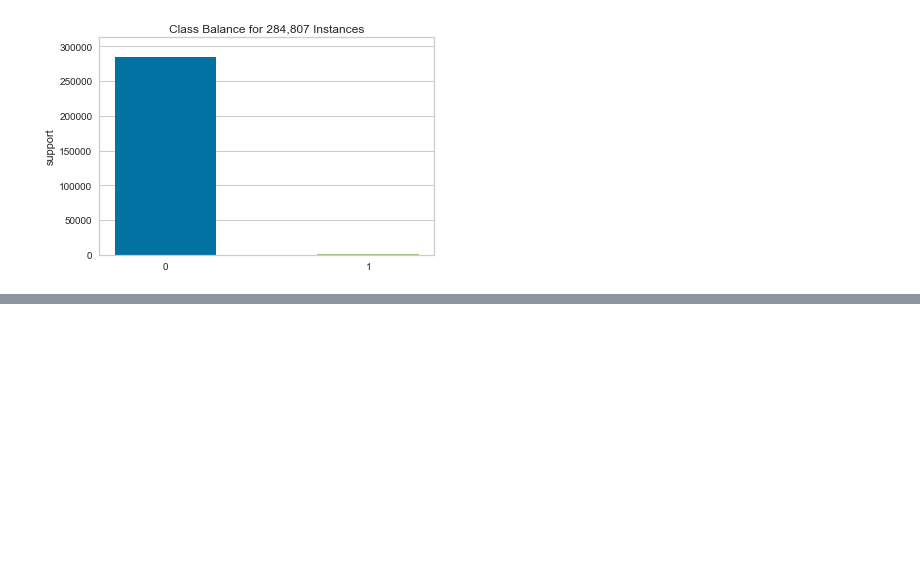
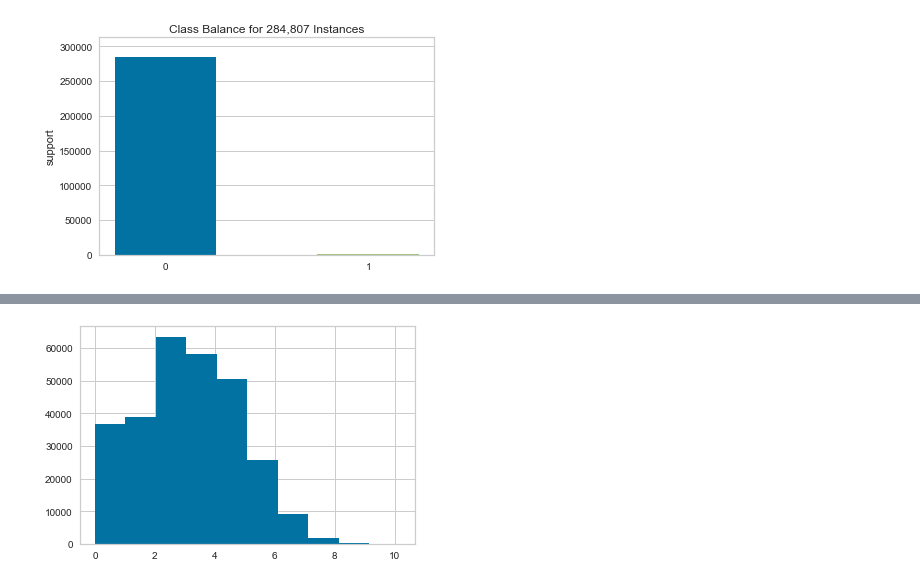
Before and after one commit to felbuch/credit-card-fraud-detection, a Jupyter notebook: 20-Scripts/EDA.ipynb, the cells around one changed output, grey strips where cells are left out. Drawn from its saved outputs; the diff is of its cells as text; code cells hidden in the pictures; blank space fills up the shorter version.

```diff
--- a/20-Scripts/EDA.ipynb
+++ b/20-Scripts/EDA.ipynb
@@ -55,0 +60,4 @@ class_balance(data.Class);
+# %%
+plt.hist(np.log1p(data.Amount));
+# %% [output]
+[figure, added]
```
Also changed, not shown: parts of 7 cells of this notebook.
